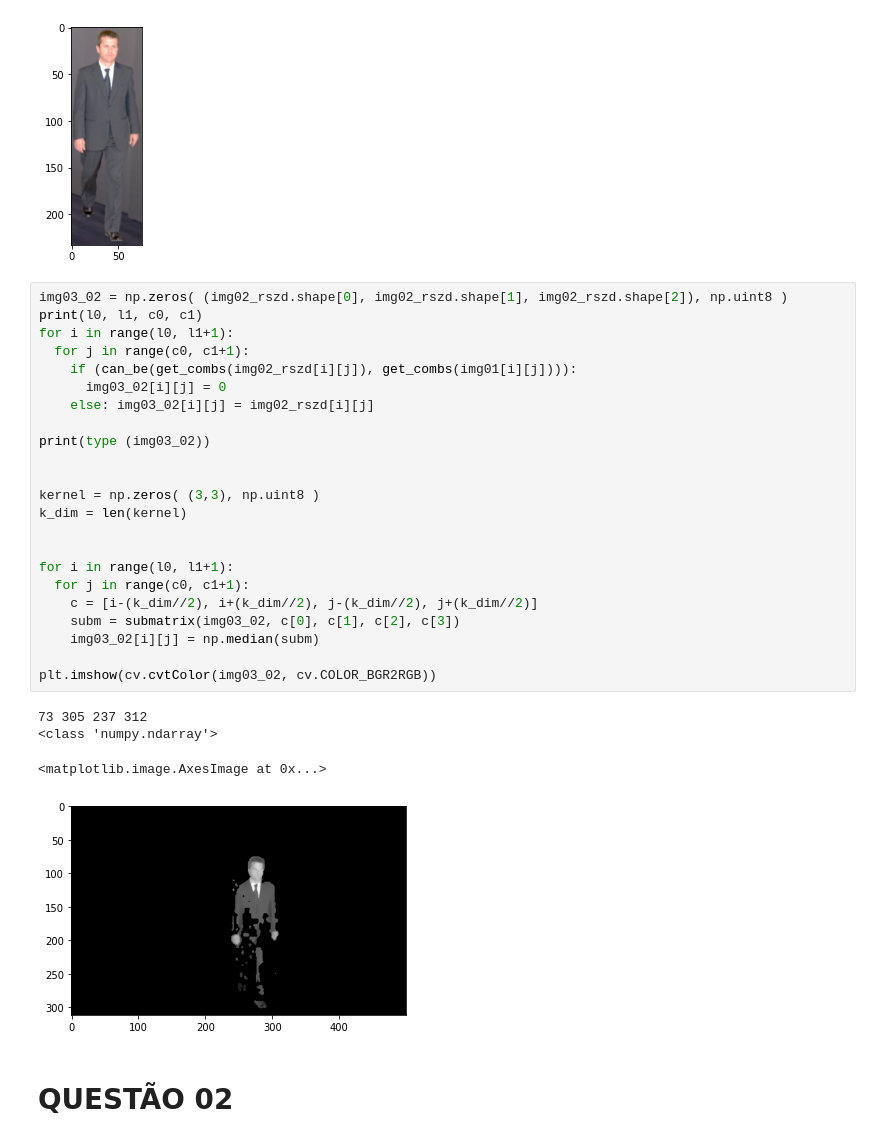
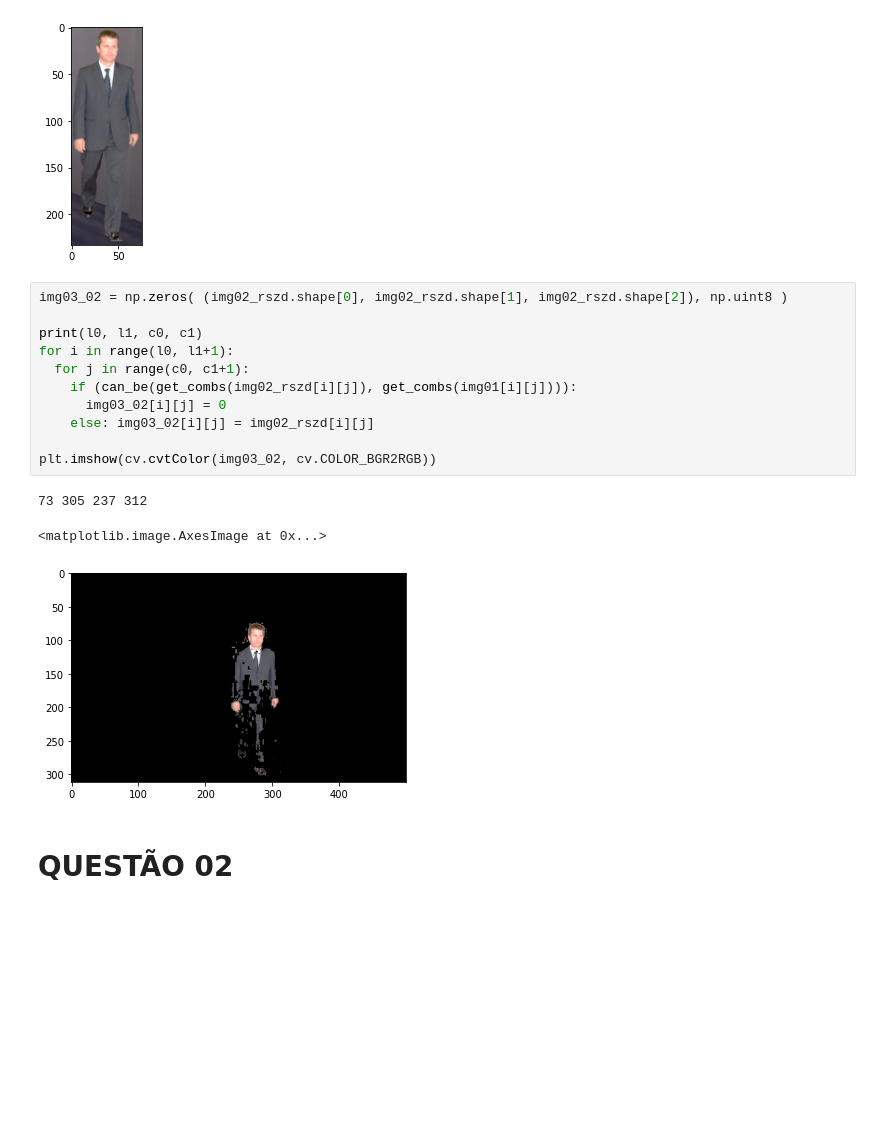
Before and after one commit to LucasSSales/Lista01-Visao-Computacional, a Jupyter notebook: Lista01_VC.ipynb, the cells around one changed output. Cells and saved outputs as stored; diff of their text form; blank space fills up the shorter version.

```diff
--- a/Lista01_VC.ipynb
+++ b/Lista01_VC.ipynb
@@ -169,32 +169,19 @@ plt.imshow(cv.cvtColor(sub02, cv.COLOR_BGR2RGB))
 [figure]
 # %%
 img03_02 = np.zeros( (img02_rszd.shape[0], img02_rszd.shape[1], img02_rszd.shape[2]), np.uint8 )
+
 print(l0, l1, c0, c1)
 for i in range(l0, l1+1):
   for j in range(c0, c1+1):
     if (can_be(get_combs(img02_rszd[i][j]), get_combs(img01[i][j]))):
       img03_02[i][j] = 0
     else: img03_02[i][j] = img02_rszd[i][j]
 
-print(type (img03_02))
-
-
-kernel = np.zeros( (3,3), np.uint8 )
-k_dim = len(kernel)
-
-
-for i in range(l0, l1+1):
-  for j in range(c0, c1+1):
-    c = [i-(k_dim//2), i+(k_dim//2), j-(k_dim//2), j+(k_dim//2)]
-    subm = submatrix(img03_02, c[0], c[1], c[2], c[3])
-    img03_02[i][j] = np.median(subm)
-
 plt.imshow(cv.cvtColor(img03_02, cv.COLOR_BGR2RGB))
 # %% [output]
 73 305 237 312
-<class 'numpy.ndarray'>
 <matplotlib.image.AxesImage at 0x...>
-[figure, old version]
+[figure, new version]
 # %% [markdown]
 # QUESTÃO 02
 # %%
```
